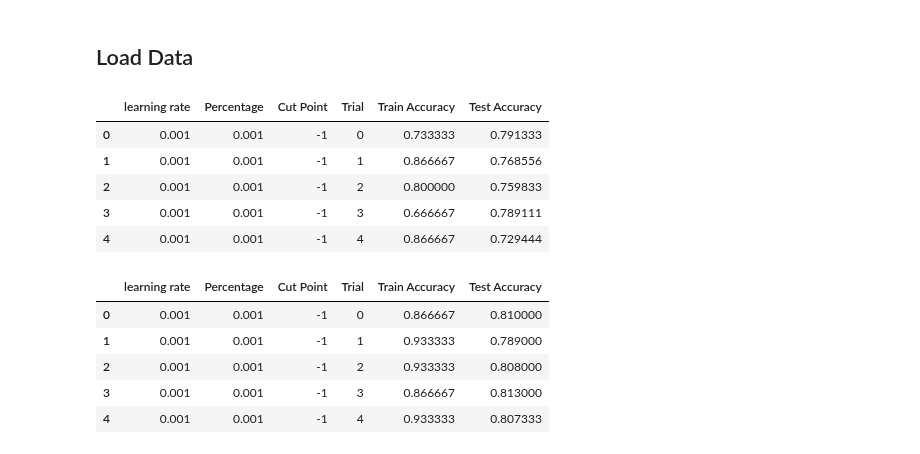
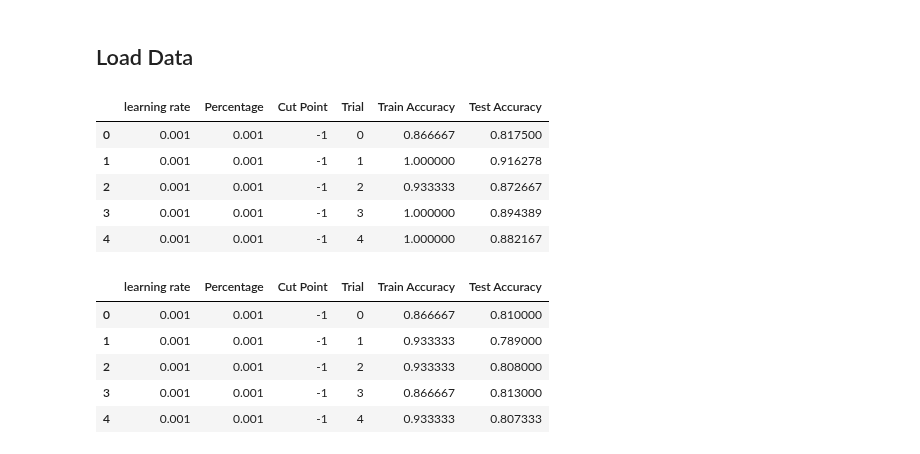
Before and after one commit to tusharmanekar/mp-tl-study, a Jupyter notebook: FashionMNIST/visualizations.ipynb, the cells around one changed output. Cells and saved outputs as stored; diff of their text form; code cells hidden in the pictures.

```diff
--- a/FashionMNIST/visualizations.ipynb
+++ b/FashionMNIST/visualizations.ipynb
@@ -8,42 +8,42 @@ from functions.visualization_utils import *
 ## Load Data
 # %%
 # load baselines: filename!!
-with open('results/cifarstyle_baselines_freeze_True_pool_True_default_setup.json', 'r') as f:
+with open('results/cifarstyle_baselines_freeze_True_pool_True_random.json', 'r') as f:
     baselines = json.load(f)
 baselines = baselines[1:]
 
 # load results; filename
-with open('results/cifarstyle_results_freeze_True_reinit_False_pool_True_reinitfalse.json', 'r') as f:
+with open('results/cifarstyle_fashion_random.json', 'r') as f:
     results = json.load(f)
 
 # Run this if the first element of the results is the PARAMS dict
 params = results[0]
 results = results[1:]
 # if not, initialize a params dict -see 3. Init params
 
 data_dicts = baselines + results
 # Create DataFrame from the list of dictionaries
 df = pd.DataFrame(data_dicts)
 
 # Rename the columns to match the specified names
 df.rename(columns={
     'lr': 'learning rate',
     'sampled_percentage': 'Percentage',
     'sampled_cut_point': 'Cut Point',
     'repeat': 'Trial',
     'train_acc': 'Train Accuracy',
     'test_acc': 'Test Accuracy'
 }, inplace=True)
 
 # Display the DataFrame (showing the first few rows for brevity)
 df.head()
 # %% [output]
 |  | learning rate | Percentage | Cut Point | Trial | Train Accuracy | Test Accuracy |
-| 0 | 0.001 | 0.001 | -1 | 0 | 0.733333 | 0.791333 |
-| 1 | 0.001 | 0.001 | -1 | 1 | 0.866667 | 0.768556 |
-| 2 | 0.001 | 0.001 | -1 | 2 | 0.800000 | 0.759833 |
-| 3 | 0.001 | 0.001 | -1 | 3 | 0.666667 | 0.789111 |
-| 4 | 0.001 | 0.001 | -1 | 4 | 0.866667 | 0.729444 |
+| 0 | 0.001 | 0.001 | -1 | 0 | 0.866667 | 0.817500 |
+| 1 | 0.001 | 0.001 | -1 | 1 | 1.000000 | 0.916278 |
+| 2 | 0.001 | 0.001 | -1 | 2 | 0.933333 | 0.872667 |
+| 3 | 0.001 | 0.001 | -1 | 3 | 1.000000 | 0.894389 |
+| 4 | 0.001 | 0.001 | -1 | 4 | 1.000000 | 0.882167 |
 # %%
 # Filter the baselines to these percentages: 0.001, 0.01, 0.1, 0.5, 1.0
 # because there are some extra percentages
```
Also changed, not shown: parts of 17 cells of this notebook, 47 other files.
